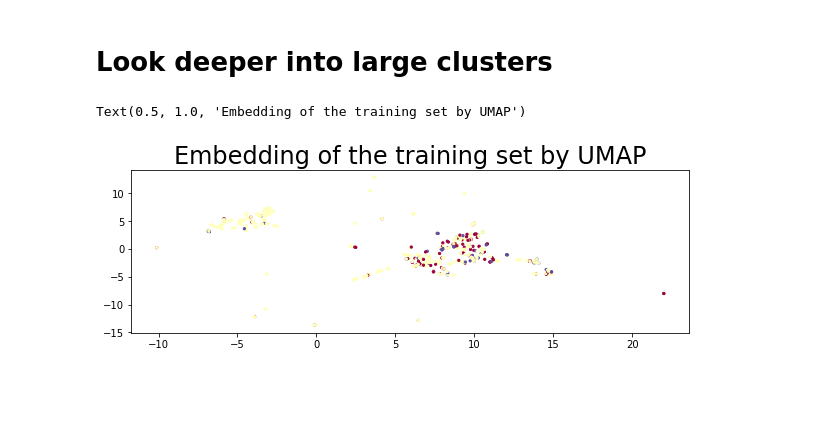
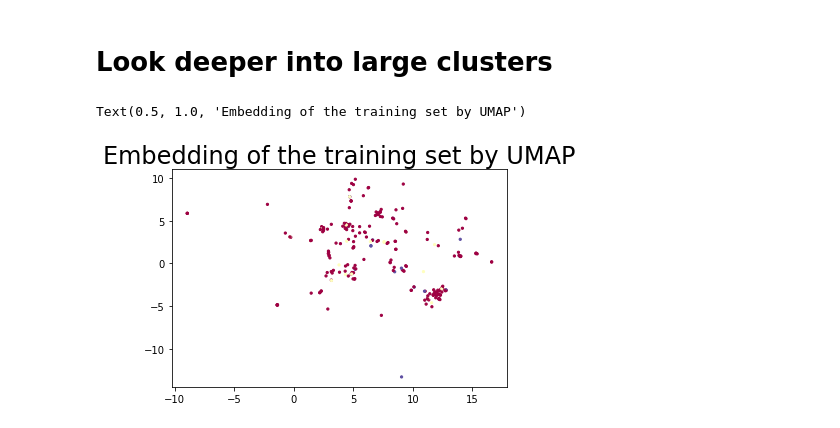
Before and after one commit to shefaliqamar/HIV-Epistatic, a Jupyter notebook: HIVEpistatic.ipynb, the cells around one changed output. Saved outputs shown, nothing was run; the diff lists cells and outputs as text; code cells hidden in the pictures; blank space fills up the shorter version.

```diff
--- a/HIVEpistatic.ipynb
+++ b/HIVEpistatic.ipynb
@@ -501,5 +664,6 @@ import matplotlib.pyplot as plt
 colors = train_metadata['Label_number']
 trans = umap.UMAP(n_neighbors=5, random_state=42).fit(train_data)  # norm_train
 plt.scatter(trans.embedding_[:, 0], trans.embedding_[:, 1], s= 5, c=colors, cmap='Spectral')  # c=y_train
+plt.rcParams['figure.figsize'] = (10,3)
 plt.title('Embedding of the training set by UMAP', fontsize=24)
 # %% [output]
@@ -508,6 +677,6 @@ Text(0.5, 1.0, 'Embedding of the training set by UMAP')
 # %%
 from sklearn.cluster import DBSCAN
-clustering = DBSCAN(eps=3, min_samples=20).fit(trans.embedding_)
+clustering = DBSCAN(eps=.5, min_samples=30).fit(trans.embedding_)
 
 plt.rcParams['figure.figsize'] = (10,10)
 fig, ax = plt.subplots()
@@ -525,10 +694,10 @@ visitedClusters = []
 num_show = 10
 for core_index in clustering.core_sample_indices_:
     cluster = clustering.labels_[core_index]
-    if cluster in visitedClusters or not train_metadata.iloc[core_index]['Cocktail']:   #norm_metadata
+    if cluster in visitedClusters:   #norm_metadata
         continue
     visitedClusters.append(cluster)
-    print(f"\n==============================Exploring cluster {cluster}============================")
+    print(f"\n==============================Exploring cluster {cluster} of size {len([i for i in clustering.labels_ if i == cluster])}============================")
 
     midpoint = trans.embedding_[core_index]
 
@@ -540,10 +709,10 @@ for core_index in clustering.core_sample_indices_:
     distances = sorted(distances)
 
 
-#     scatter = plt.scatter(trans.embedding_[:, 0], trans.embedding_[:, 1], s= 5, c=clustering.labels_, cmap='Spectral')
-#     plt.title(f'DBScan clustering on Embedding of the training set by UMAP - Cluster {cluster}', fontsize=16);
-#     plt.figure(figsize=(300,300))
-#     plt.show()
+    # scatter = plt.scatter(trans.embedding_[:, 0], trans.embedding_[:, 1], s= 5, c=clustering.labels_, cmap='Spectral')
+    # plt.title(f'DBScan clustering on Embedding of the training set by UMAP - Cluster {cluster}', fontsize=16);
+    # plt.figure(figsize=(300,300))
+    # plt.show()
 
     # print metadata for each close point
     print("REPRESENTATIVE POINT LOCATION: ", midpoint)
@@ -717,0 +915,15 @@ info.head() #clusters 4, 5, 8,
+# %%
+# Idea: for each cluster, need prop (total # of mutations or drugs w freq > 50%) / (total # mutated positions or drugs observed)
+
+cluster_mut_freqsh, cluster_med_freqsh = get_cluster_mutation_distributions(clustering, train_metadata)
+
+i = 0
+for med_freqh in cluster_med_freqsh:
+    # for each cluster
+    max_valueh = max(med_freqh.values()) if med_freqh.values() else 0
+    total_drugs_over_50 = len([key for key in med_freqh.keys() if med_freqh[key] > max_valueh * 0.5])
+    # total_drugs_over_10 = len([key for key in med_freqh.keys() if med_freqh[key] > max_valueh * 0.1])
+    total_drugs = len(med_freqh.keys())
+    index = total_drugs_over_50 / total_drugs if total_drugs > 0 else 1.0
+    print(f"Homogeneity of drugs for cluster {i}:", index)
+    i += 1
@@ -717,0 +948,13 @@ info.head() #clusters 4, 5, 8,
+# %%
+# Idea: for each cluster, need prop (total # of mutations w freq > 50%) / (total # mutated positions observed)
+
+i = 0
+for mut_freqh in cluster_mut_freqsh:
+    # for each cluster
+    max_valueh = max(mut_freqh.values()) if mut_freqh.values() else 0
+    total_muts_over_50 = len([key for key in mut_freqh.keys() if mut_freqh[key] > max_valueh * 0.5])
+    total_muts = len(mut_freqh.keys())
+    index = total_muts_over_50 / total_muts if total_muts > 0 else 1.0
+    print(f"Homogeneity of mutations for cluster {i}:", index)
+    # print(index)
+    i += 1
@@ -718,24 +1025,24 @@ info.head() #clusters 4, 5, 8,
 # %% [markdown]
 # Look deeper into large clusters
 # %%
-CLUSTER = 0
+CLUSTER = 3
 
 cluster1 = []
 cluster1_metadata = []
 indices = [index for (index, seq) in seen[CLUSTER]]
 for ind in indices:
     cluster1_metadata.append(train_metadata.iloc[ind])  #norm_metadata
     cluster1.append(train_data.iloc[ind])  # norm_train
 
 cluster1 = pd.DataFrame(cluster1)
 cluster1_metadata = pd.DataFrame(cluster1_metadata)
 
 colors = cluster1_metadata['Label_number']
 trans = umap.UMAP(n_neighbors=3, min_dist=0.1, random_state=42).fit(cluster1)
 plt.scatter(trans.embedding_[:, 0], trans.embedding_[:, 1], s= 5, c=colors, cmap='Spectral')  # c=y_train
 plt.title('Embedding of the training set by UMAP', fontsize=24)
 # %% [output]
 Text(0.5, 1.0, 'Embedding of the training set by UMAP')
-[figure, old version]
+[figure, new version]
 # %%
 from sklearn.cluster import DBSCAN
```
Also changed, not shown: parts of 69 cells of this notebook, 2 other files.
